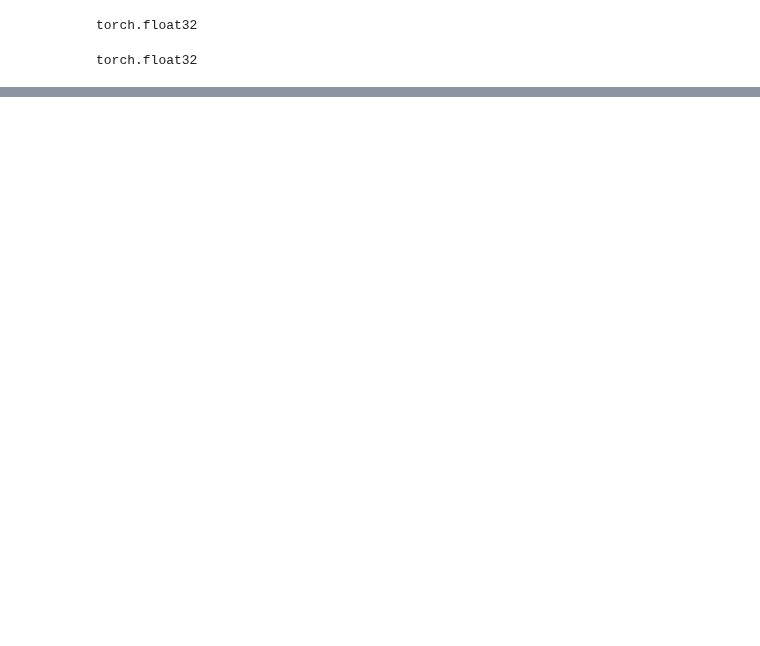
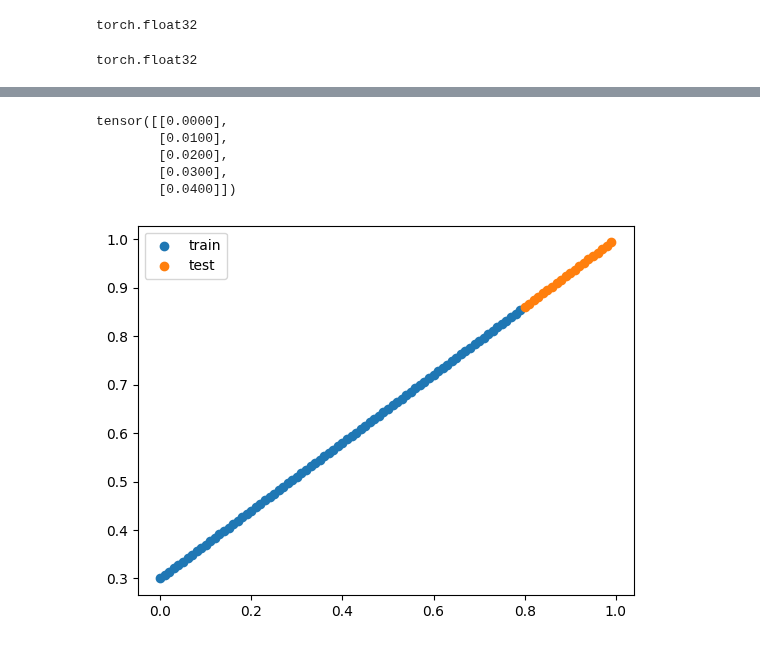
Before and after one commit to ShriVarshaan/pytorch-learning-log, a Jupyter notebook: neural_network_classification.ipynb, the cells around one changed output, grey strips where cells are left out. Saved outputs shown, nothing was run; the diff lists cells and outputs as text; code cells hidden in the pictures; blank space fills up the shorter version.

```diff
--- a/neural_network_classification.ipynb
+++ b/neural_network_classification.ipynb
@@ -542,0 +553,32 @@ torch.float32
+# %%
+#creating a straight line dataset to see if the model can learn anything at all
+
+weight = 0.7
+bias = 0.3
+
+start = 0
+end = 1
+step = 0.01
+
+X_regression = torch.arange(start, end, step).unsqueeze(dim=1)
+y_regression = weight * X_regression + bias
+
+X_regression[:5]
+# %% [output]
+tensor([[0.0000],
+        [0.0100],
+        [0.0200],
+        [0.0300],
+        [0.0400]])
+# %%
+train_split = int(0.8 * len(X_regression))
+
+X_train_regression, y_train_regression = X_regression[:train_split], y_regression[:train_split]
+X_test_regression, y_test_regression = X_regression[train_split:], y_regression[train_split:]
+# %%
+plt.scatter(X_train_regression, y_train_regression, label="train")
+plt.scatter(X_test_regression, y_test_regression, label="test")
+plt.legend()
+plt.show()
+# %% [output]
+[figure, added]
```
Also changed, not shown: parts of 13 cells of this notebook.
